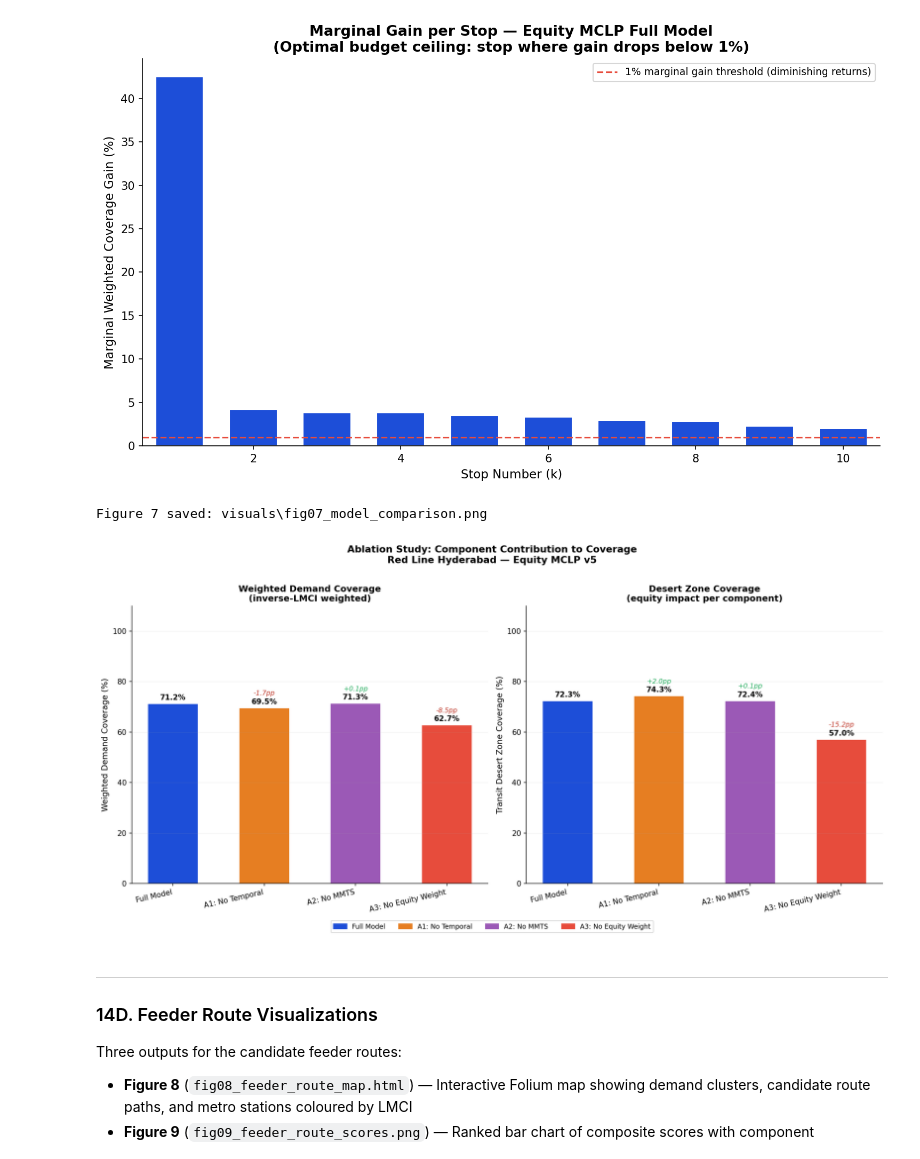
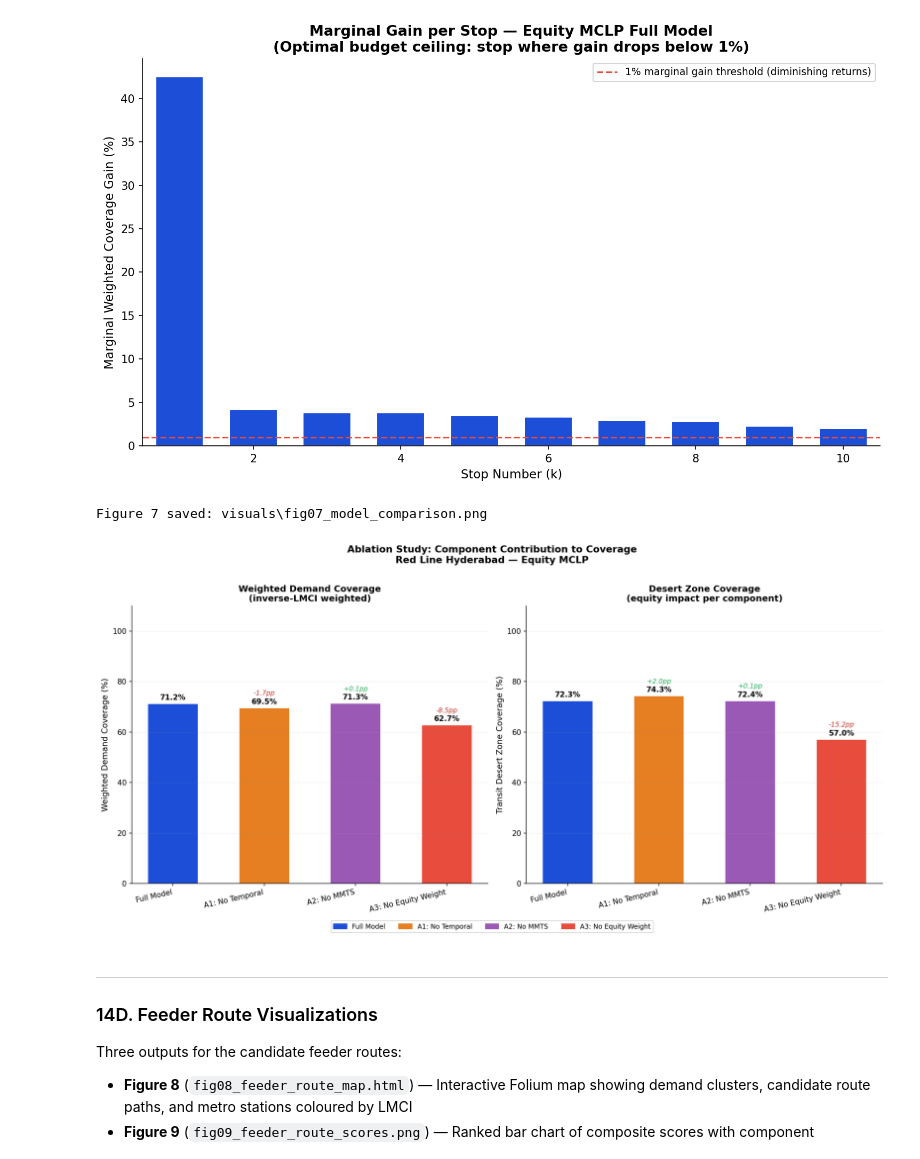
Before and after one commit to pansuriyaForam/Last-Mile-Connectivity-Analysis, a Jupyter notebook: Last_Mile_Connectivity_Hyderabad_RedLine.ipynb, the cells around one changed output. Saved outputs shown, nothing was run; the diff lists cells and outputs as text; code cells hidden in the pictures.

```diff
--- a/Last_Mile_Connectivity_Hyderabad_RedLine.ipynb
+++ b/Last_Mile_Connectivity_Hyderabad_RedLine.ipynb
@@ -2462,7 +2425,7 @@ This helps isolate the impact of each design choice.
 #   3. Standard Greedy MCLP (no equity weighting or desert constraint)
 
 def compute_static_lmci(cfg, gdf_metro, gdf_combined):
-    """Single-window morning LMCI (equivalent to v1 pipeline)."""
+    """Single-window morning LMCI."""
     feeder   = gdf_combined[gdf_combined["in_feeder_zone"]].copy()
     density  = feeder.groupby("nearest_metro_id")["stop_id"].count().rename("stop_count_3km")
     walkzone = (feeder[feeder["in_walk_zone"]]
@@ -3963,35 +3922,35 @@ ax2.set_ylabel("Transit Desert Zone Coverage (%)", fontsize=11)
 ax2.set_title("Desert Zone Coverage\n(equity impact per component)", fontsize=12, fontweight="bold")
 ax2.set_ylim(0, 110)
 ax2.grid(True, axis="y", alpha=0.25, linewidth=0.5)
 for bar, val in zip(bars2, des_vals):
     ax2.text(bar.get_x()+bar.get_width()/2, val+1,
              f"{val:.1f}%", ha="center", va="bottom", fontsize=10, fontweight="bold")
 full_des = des_vals[0]
 for i, (bar, val) in enumerate(zip(bars2[1:], des_vals[1:]), 1):
     delta = val - full_des
     clr   = "#c0392b" if delta < 0 else "#27ae60"
     ax2.text(bar.get_x()+bar.get_width()/2, val+5,
              f"{delta:+.1f}pp", ha="center", fontsize=9, color=clr, fontstyle="italic")
 
 legend_patches = [
     mpatches.Patch(color=c, label=l)
     for c, l in zip(bar_colors, abl_labels)
 ]
 fig.legend(handles=legend_patches, loc="lower center", ncol=4, fontsize=9,
            bbox_to_anchor=(0.5, -0.04))
 
 plt.suptitle(
-    "Ablation Study: Component Contribution to Coverage\nRed Line Hyderabad — Equity MCLP v5",
+    "Ablation Study: Component Contribution to Coverage\nRed Line Hyderabad — Equity MCLP",
     fontsize=13, fontweight="bold", y=1.01
 )
 plt.tight_layout()
 _path = CFG.visuals_dir / "fig07_model_comparison.png"
 plt.savefig(_path, dpi=CFG.export_dpi, bbox_inches="tight")
 print(f"Figure 7 saved: {_path}")
 plt.show()
 # %% [output]
 Figure 7 saved: visuals\fig07_model_comparison.png
-[figure, old version]
+[figure, new version]
 # %% [markdown]
 ---
 ### 14D. Feeder Route Visualizations
```
Also changed, not shown: parts of 41 cells of this notebook.
